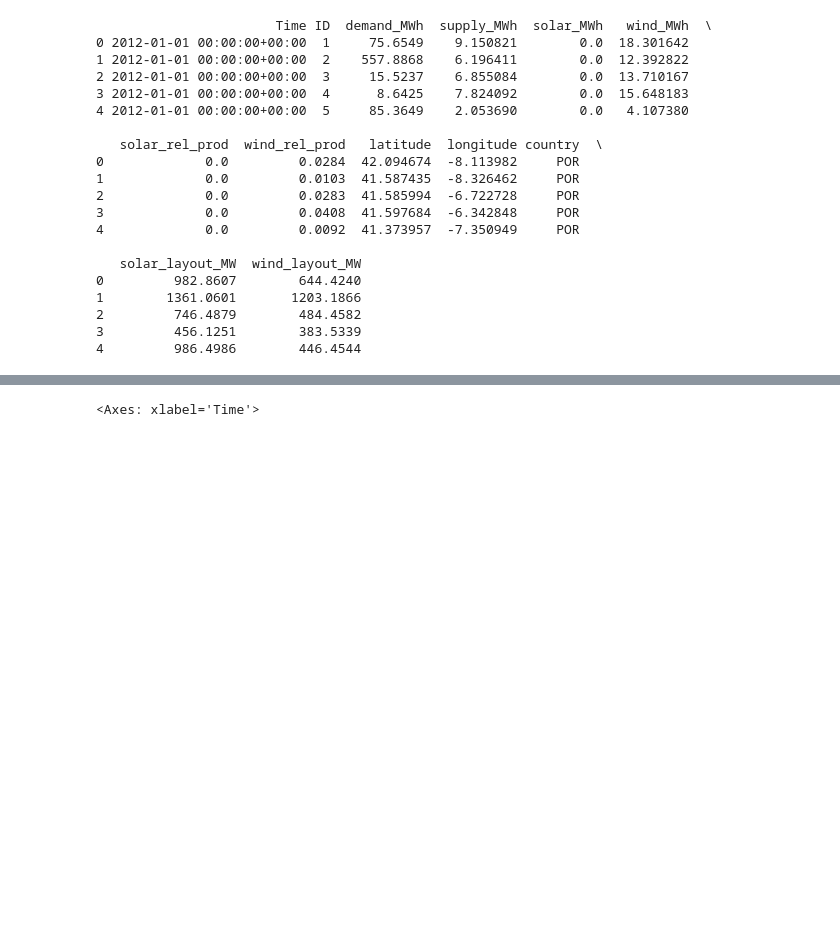
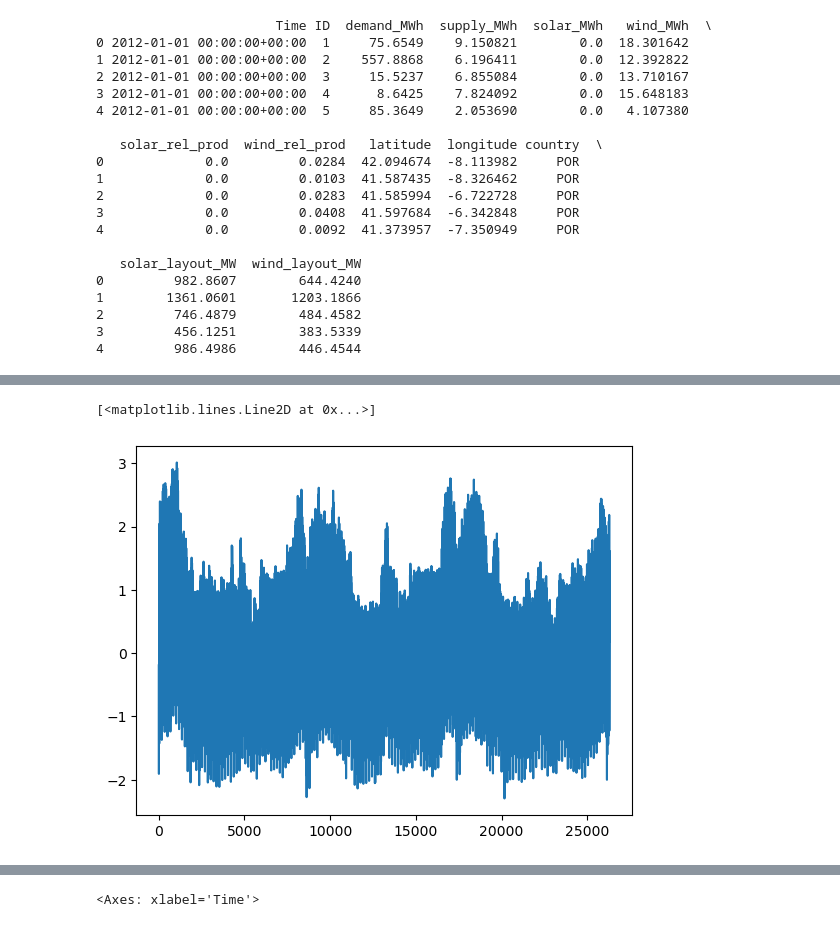
Before and after one commit to 000rla/demand-MFC-jamboree-2026, a Jupyter notebook: explore.ipynb, the cells around one changed output, grey strips where cells are left out. Saved outputs shown, nothing was run; the diff lists cells and outputs as text; code cells hidden in the pictures; blank space fills up the shorter version.

```diff
--- a/explore.ipynb
+++ b/explore.ipynb
@@ -53,0 +58,4 @@ dataset.head()
+# %%
+country_df["hour"] = country_df.index.hour
+country_df["day_of_week"] = country_df.index.day_of_week
+country_df["month"] = country_df.index.month
@@ -53,0 +112,5 @@ dataset.head()
+# %%
+plt.plot(y)
+# %% [output]
+[<matplotlib.lines.Line2D at 0x...>]
+[figure, added]
```
Also changed, not shown: parts of 22 cells of this notebook.
